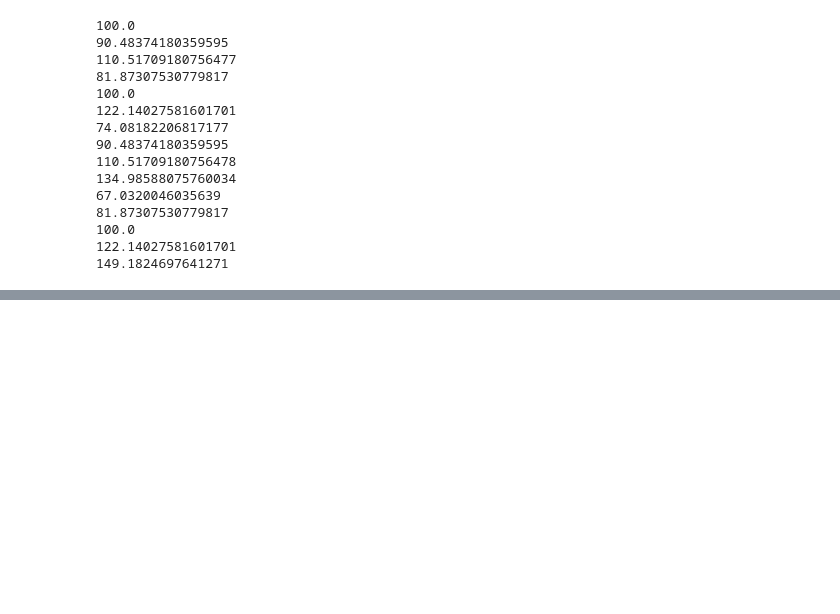
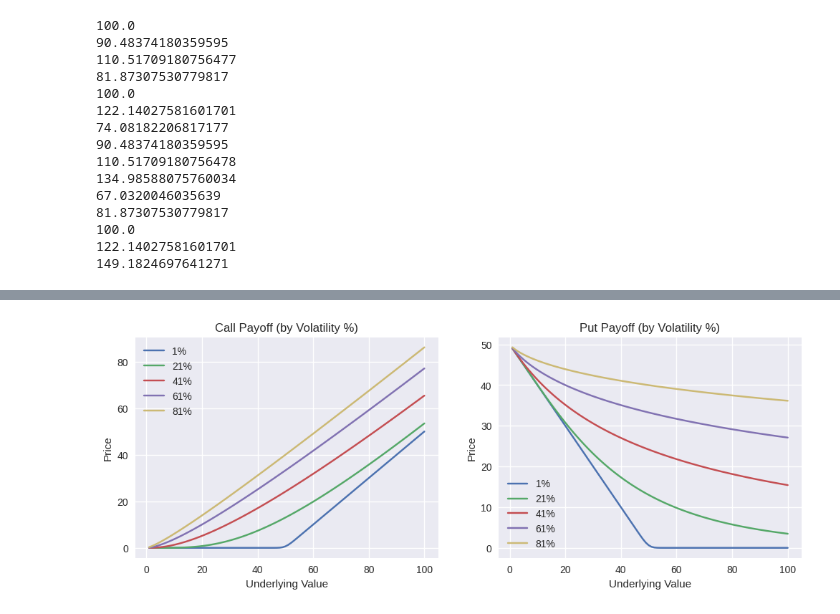
Before and after one commit to Ravindra1972/Anaytics-in-finance-using-Python, a Jupyter notebook: Derivatives_Pricing.ipynb, the cells around one changed output, grey strips where cells are left out. Cells and saved outputs as stored; diff of their text form; code cells hidden in the pictures; blank space fills up the shorter version.

```diff
--- a/Derivatives_Pricing.ipynb
+++ b/Derivatives_Pricing.ipynb
@@ -108,3 +158,5 @@ TypeError: ignored
+# %%
+data[ticker] = adj_close_data
 # %%
 def d1(S, K, r, stdev, T):
     return (np.log(S / K) + (r + stdev ** 2 / 2) * T) / (stdev * np.sqrt(T))
@@ -116,0 +308,31 @@ def BSM(S, K, r, stdev, T):
+# %%
+df_call = pd.DataFrame([])
+df_put = pd.DataFrame([])
+loop = range(1,101)
+for v in range(1,101,20):
+    sigma = v/100
+    df_call_t = pd.DataFrame({'{}%'.format(v): []})
+    df_put_t = pd.DataFrame({'{}%'.format(v): []})
+
+    for i in range(1,101):
+        df_call_t = df_call_t.append({'{}%'.format(v):
+                                      vanilla_call_price(i, 50, 0.0000001, sigma, 10)},
+                                     ignore_index=True)
+        df_put_t = df_put_t.append({'{}%'.format(v):
+                                    vanilla_put_price(i, 50, 0.0000001, sigma, 10)},
+                                   ignore_index=True)
+
+    df_call = pd.concat([df_call, df_call_t], axis=1, sort=False)
+    df_put = pd.concat([df_put, df_put_t], axis=1, sort=False)
+
+fig, ax = plt.subplots(1,2,figsize=(12,4))
+for i in range(5):
+    sns.lineplot(x=loop, y=df_call.iloc[:,i], label=df_call.columns.values[i], ax=ax[0])
+    sns.lineplot(x=loop, y=df_put.iloc[:,i], label=df_put.columns.values[i], ax=ax[1])
+    ax[0].set(title="Call Payoff (by Volatility %)", xlabel="Underlying Value", ylabel="Price")
+    ax[1].set(title="Put Payoff (by Volatility %)", xlabel="Underlying Value", ylabel="Price")
+    ax[0].legend()
+    ax[1].legend()
+plt.show()
+# %% [output]
+[figure, added]
```
Also changed, not shown: parts of 27 cells of this notebook.
